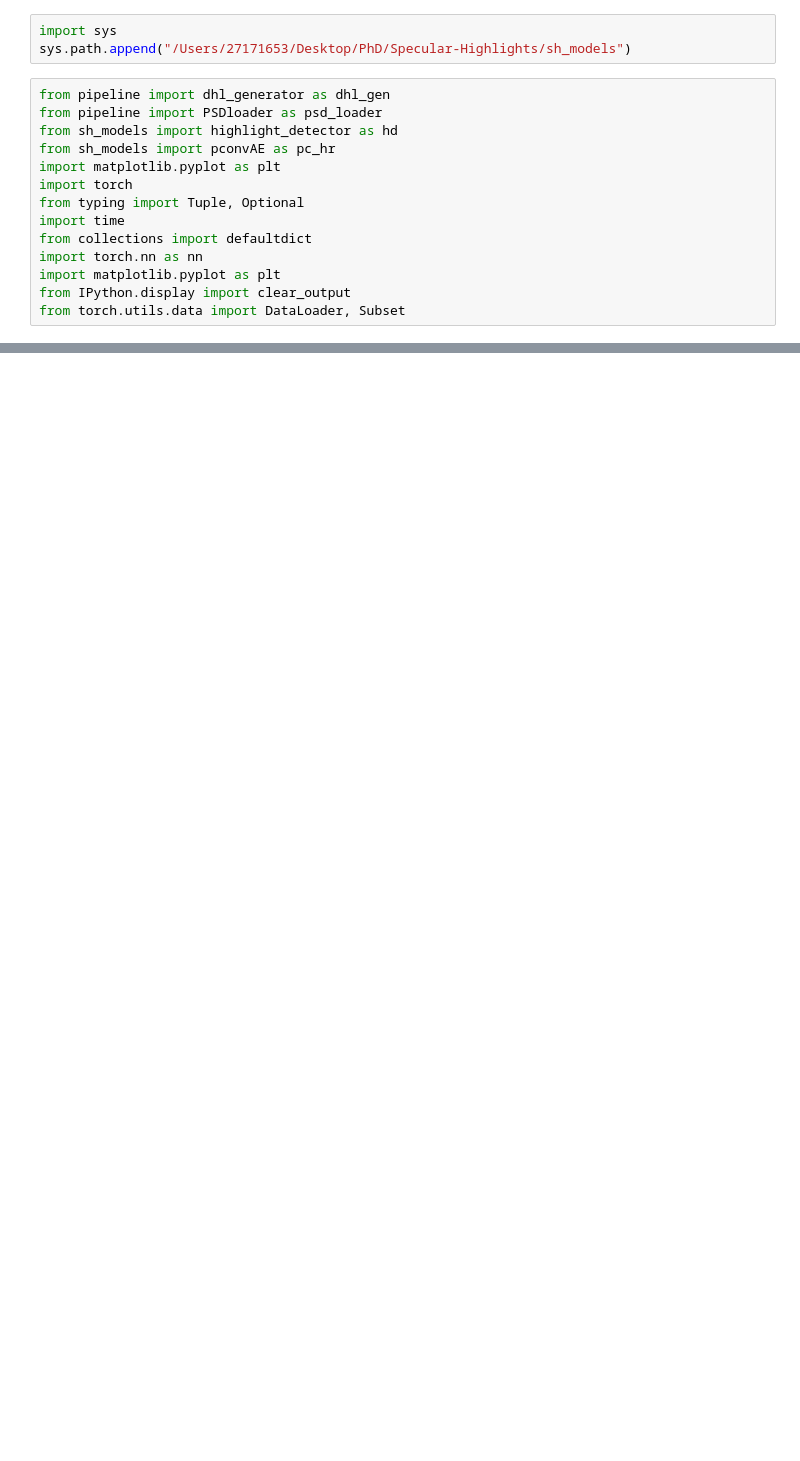
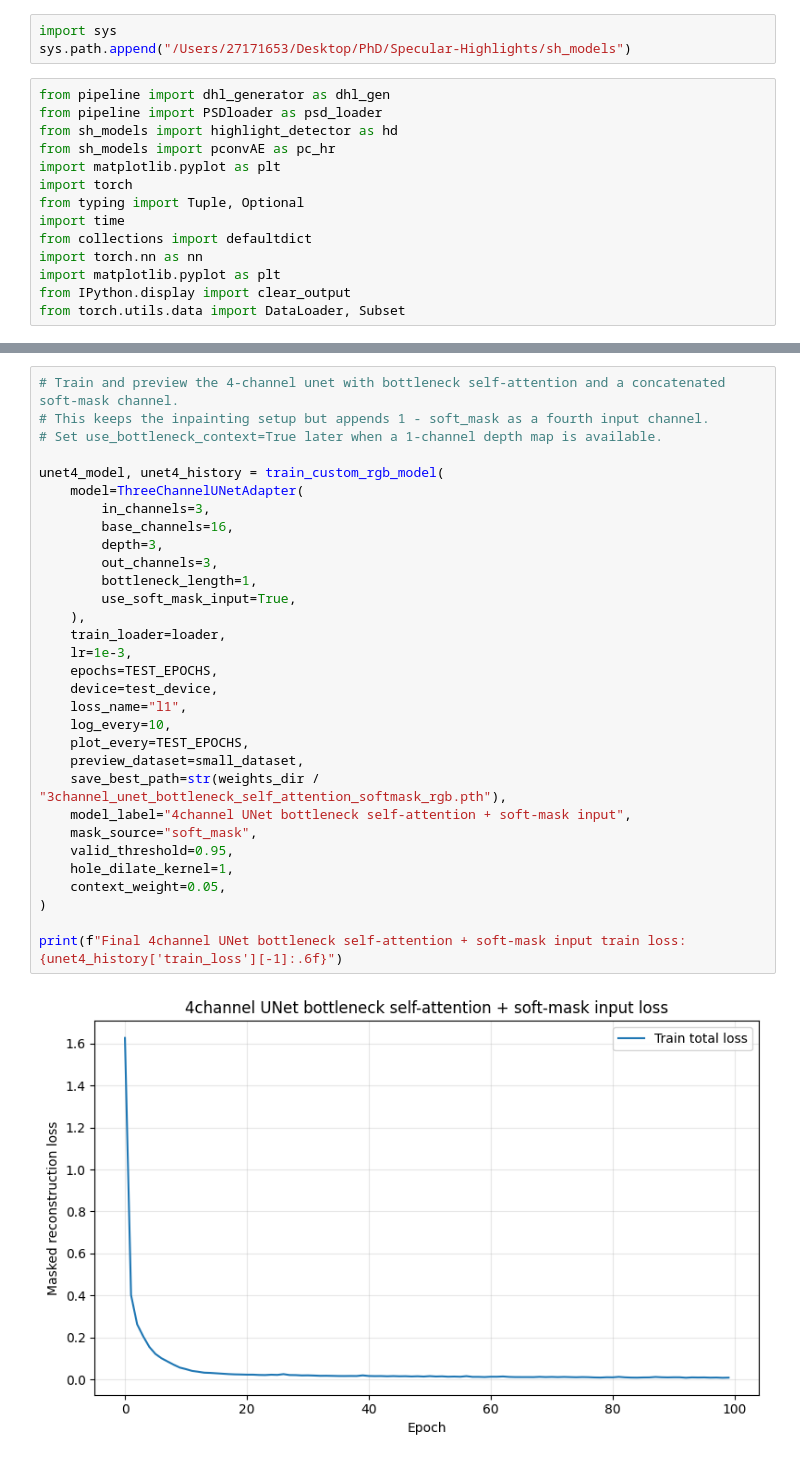
Before and after one commit to Kenechukwu452/Specular-Highlights, a Jupyter notebook: trainmodel.ipynb, the cells around one changed output, grey strips where cells are left out. Drawn from its saved outputs; the diff is of its cells as text; blank space fills up the shorter version.

```diff
--- a/trainmodel.ipynb
+++ b/trainmodel.ipynb
@@ -365,0 +865,33 @@ Epoch 100/100 | train: 0.028983 | elapsed: 4.5 min
+# %%
+# Train and preview the 4-channel unet with bottleneck self-attention and a concatenated soft-mask channel.
+# This keeps the inpainting setup but appends 1 - soft_mask as a fourth input channel.
+# Set use_bottleneck_context=True later when a 1-channel depth map is available.
+
+unet4_model, unet4_history = train_custom_rgb_model(
+    model=ThreeChannelUNetAdapter(
+        in_channels=3,
+        base_channels=16,
+        depth=3,
+        out_channels=3,
+        bottleneck_length=1,
+        use_soft_mask_input=True,
+    ),
+    train_loader=loader,
+    lr=1e-3,
+    epochs=TEST_EPOCHS,
+    device=test_device,
+    loss_name="l1",
+    log_every=10,
+    plot_every=TEST_EPOCHS,
+    preview_dataset=small_dataset,
+    save_best_path=str(weights_dir / "3channel_unet_bottleneck_self_attention_softmask_rgb.pth"),
+    model_label="4channel UNet bottleneck self-attention + soft-mask input",
+    mask_source="soft_mask",
+    valid_threshold=0.95,
+    hole_dilate_kernel=1,
+    context_weight=0.05,
+)
+
+print(f"Final 4channel UNet bottleneck self-attention + soft-mask input train loss: {unet4_history['train_loss'][-1]:.6f}")
+# %% [output]
+[figure, added]
```
Also changed, not shown: parts of 14 cells of this notebook, 26 other files.
